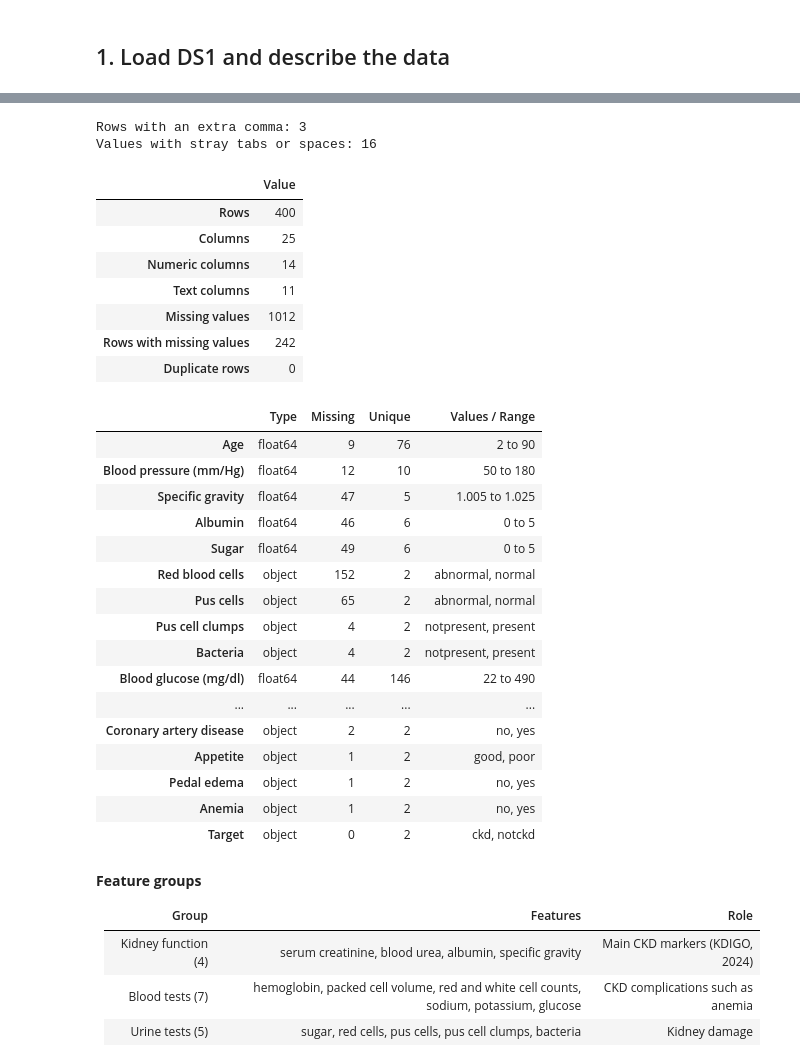
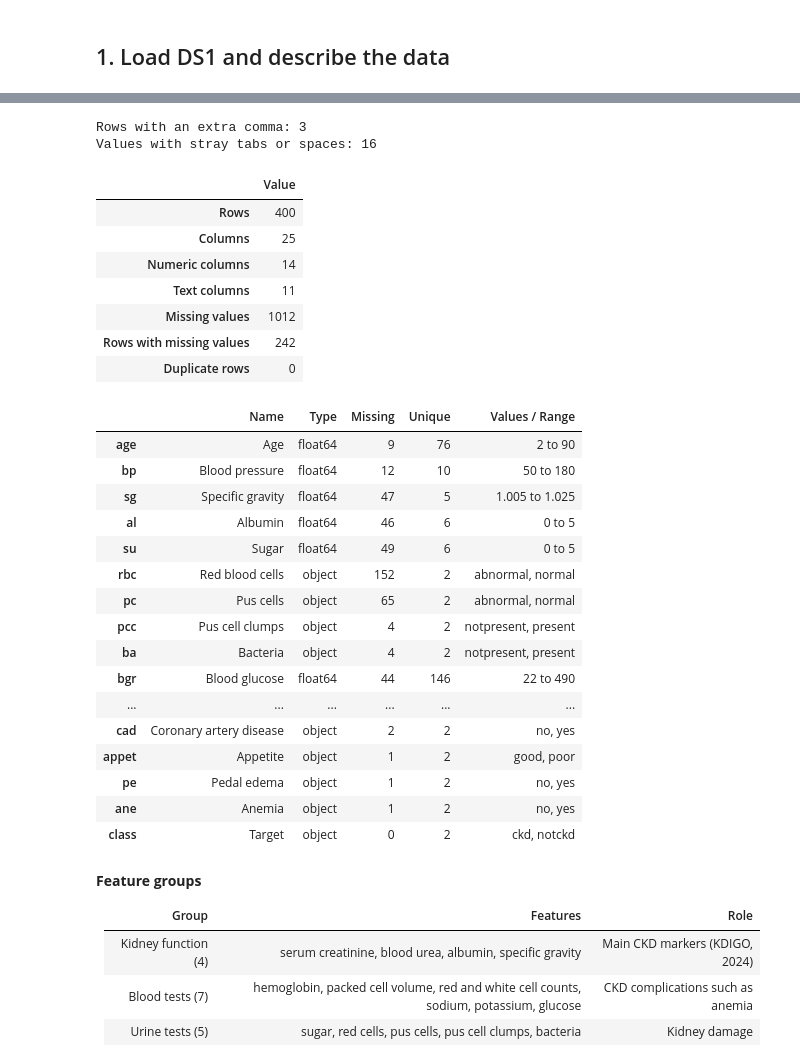
Before and after one commit to elgazar24/F21DL_Group_13, a Jupyter notebook: src/notebooks/Data_Analysis/Data_Preprocessing/DS1_Data_Preprocessing.ipynb, the cells around one changed output, grey strips where cells are left out. Cells and saved outputs as stored; diff of their text form; code cells hidden in the pictures.

```diff
--- a/src/notebooks/Data_Analysis/Data_Preprocessing/DS1_Data_Preprocessing.ipynb
+++ b/src/notebooks/Data_Analysis/Data_Preprocessing/DS1_Data_Preprocessing.ipynb
@@ -5,9 +5,10 @@ Prepares DS1 (UCI Chronic Kidney Disease, 400 patients, CKD vs not CKD) with the
 # %%
 import re
+from pathlib import Path
+
+import numpy as np
 import pandas as pd
-import numpy as np
 import matplotlib.pyplot as plt
-from pathlib import Path
 
 from sklearn.model_selection import train_test_split
 from sklearn.compose import ColumnTransformer
@@ -17,6 +18,8 @@ from sklearn.preprocessing import OrdinalEncoder, StandardScaler, FunctionTransf
 from sklearn.feature_selection import mutual_info_classif
 from sklearn.utils.class_weight import compute_class_weight
 
+base = Path("../../../../assets/datasets/1_UCI_Chronic_Kidney_Disease_Dataset")
+target = "class"
 RANDOM_STATE = 42
 # %% [markdown]
 ## 1. Load DS1 and describe the data
@@ -39,29 +41,23 @@ RANDOM_STATE = 42
-# %%
-path = "../../../../assets/datasets/1_UCI_Chronic_Kidney_Disease_Dataset/data/chronic_kidney_disease_full.arff"
-text = Path(path).read_text()
-attrs = re.findall(r"@attribute\s+'(\w+)'", text)
-lines = text.split("@data")[1].strip().splitlines()
-
-print("Rows with an extra comma:", sum(len(l.split(",")) != len(attrs) for l in lines))
-print("Values with stray tabs or spaces:", sum(v != v.strip() for l in lines for v in l.split(",")))
-# %% [output]
-Rows with an extra comma: 3
-Values with stray tabs or spaces: 16
 # %%
+text = (base / "data" / "chronic_kidney_disease_full.arff").read_text()
+attrs = re.findall(r"@attribute\s+'(\w+)'", text)
+lines = text.split("@data")[1].strip().splitlines()
+print("Rows with an extra comma:", sum(len(l.split(",")) != len(attrs) for l in lines))
+print("Values with stray tabs or spaces:", sum(v != v.strip() for l in lines for v in l.split(",")))
+
 rows = [[v.strip() for v in l.split(",") if v != ""] for l in lines]
 df = pd.DataFrame(rows, columns=attrs).replace("?", np.nan)
-
 numeric = ["age", "bp", "sg", "al", "su", "bgr", "bu", "sc", "sod", "pot", "hemo", "pcv", "wbcc", "rbcc"]
 df[numeric] = df[numeric].apply(pd.to_numeric)
 
-df = df.rename(columns={
-    "age": "Age", "bp": "Blood pressure (mm/Hg)", "sg": "Specific gravity", "al": "Albumin", "su": "Sugar",
+names = {
+    "age": "Age", "bp": "Blood pressure", "sg": "Specific gravity", "al": "Albumin", "su": "Sugar",
     "rbc": "Red blood cells", "pc": "Pus cells", "pcc": "Pus cell clumps", "ba": "Bacteria",
-    "bgr": "Blood glucose (mg/dl)", "bu": "Blood urea (mg/dl)", "sc": "Serum creatinine (mg/dl)",
-    "sod": "Sodium (mEq/L)", "pot": "Potassium (mEq/L)", "hemo": "Hemoglobin (gms)", "pcv": "Packed cell volume",
-    "wbcc": "White blood cell count", "rbcc": "Red blood cell count", "htn": "Hypertension", "dm": "Diabetes mellitus",
-    "cad": "Coronary artery disease", "appet": "Appetite", "pe": "Pedal edema", "ane": "Anemia", "class": "Target",
-})
+    "bgr": "Blood glucose", "bu": "Blood urea", "sc": "Serum creatinine", "sod": "Sodium", "pot": "Potassium",
+    "hemo": "Hemoglobin", "pcv": "Packed cell volume", "wbcc": "White blood cell count", "rbcc": "Red blood cell count",
+    "htn": "Hypertension", "dm": "Diabetes mellitus", "cad": "Coronary artery disease", "appet": "Appetite",
+    "pe": "Pedal edema", "ane": "Anemia", "class": "Target",
+}
 
 overview = pd.Series({
     "Rows": df.shape[0],
@@ -74,6 +70,8 @@ overview = pd.Series({
 }, name="Value").to_frame()
 display(overview)
 # %% [output]
+Rows with an extra comma: 3
+Values with stray tabs or spaces: 16
 |  | Value |
 | Rows | 400 |
 | Columns | 25 |
@@ -84,34 +82,35 @@ display(overview)
 | Duplicate rows | 0 |
 # %%
 columns = pd.DataFrame({
+    "Name": [names[c] for c in df.columns],
     "Type": df.dtypes.astype(str),
     "Missing": df.isnull().sum(),
     "Unique": df.nunique(),
     "Values / Range": [
         ", ".join(sorted(df[c].dropna().unique())) if df[c].dtype == "object"
         else f"{df[c].min():g} to {df[c].max():g}"
         for c in df.columns
     ],
 })
 display(columns)
 # %% [output]
-|  | Type | Missing | Unique | Values / Range |
-| Age | float64 | 9 | 76 | 2 to 90 |
-| Blood pressure (mm/Hg) | float64 | 12 | 10 | 50 to 180 |
-| Specific gravity | float64 | 47 | 5 | 1.005 to 1.025 |
-| Albumin | float64 | 46 | 6 | 0 to 5 |
-| Sugar | float64 | 49 | 6 | 0 to 5 |
-| Red blood cells | object | 152 | 2 | abnormal, normal |
-| Pus cells | object | 65 | 2 | abnormal, normal |
-| Pus cell clumps | object | 4 | 2 | notpresent, present |
-| Bacteria | object | 4 | 2 | notpresent, present |
-| Blood glucose (mg/dl) | float64 | 44 | 146 | 22 to 490 |
-| ... | ... | ... | ... | ... |
-| Coronary artery disease | object | 2 | 2 | no, yes |
-| Appetite | object | 1 | 2 | good, poor |
-| Pedal edema | object | 1 | 2 | no, yes |
-| Anemia | object | 1 | 2 | no, yes |
-| Target | object | 0 | 2 | ckd, notckd |
+|  | Name | Type | Missing | Unique | Values / Range |
+| age | Age | float64 | 9 | 76 | 2 to 90 |
+| bp | Blood pressure | float64 | 12 | 10 | 50 to 180 |
+| sg | Specific gravity | float64 | 47 | 5 | 1.005 to 1.025 |
+| al | Albumin | float64 | 46 | 6 | 0 to 5 |
+| su | Sugar | float64 | 49 | 6 | 0 to 5 |
+| rbc | Red blood cells | object | 152 | 2 | abnormal, normal |
+| pc | Pus cells | object | 65 | 2 | abnormal, normal |
+| pcc | Pus cell clumps | object | 4 | 2 | notpresent, present |
+| ba | Bacteria | object | 4 | 2 | notpresent, present |
+| bgr | Blood glucose | float64 | 44 | 146 | 22 to 490 |
+| ... | ... | ... | ... | ... | ... |
+| cad | Coronary artery disease | object | 2 | 2 | no, yes |
+| appet | Appetite | object | 1 | 2 | good, poor |
+| pe | Pedal edema | object | 1 | 2 | no, yes |
+| ane | Anemia | object | 1 | 2 | no, yes |
+| class | Target | object | 0 | 2 | ckd, notckd |
 # %% [markdown]
 **Feature groups**
 
```
Also changed, not shown: parts of 26 cells of this notebook, 10 other files.
